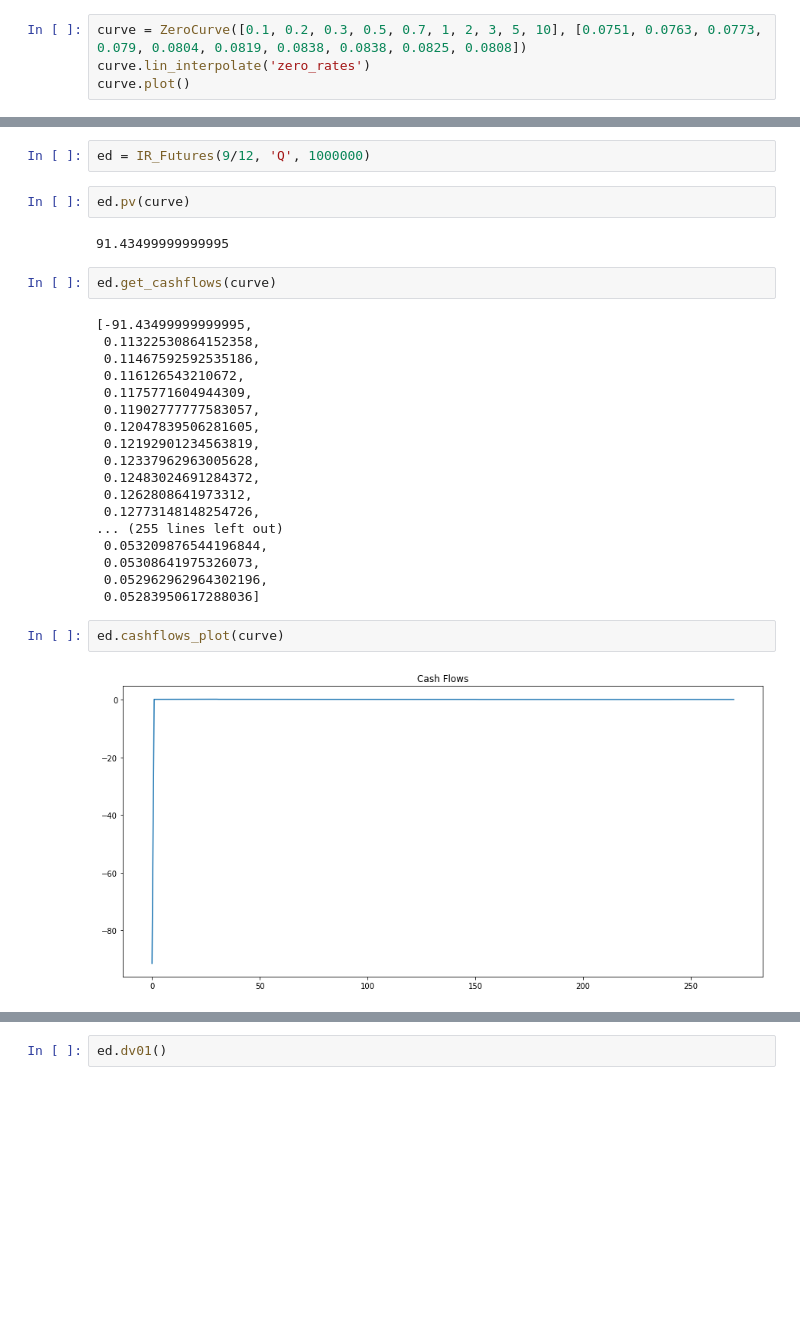
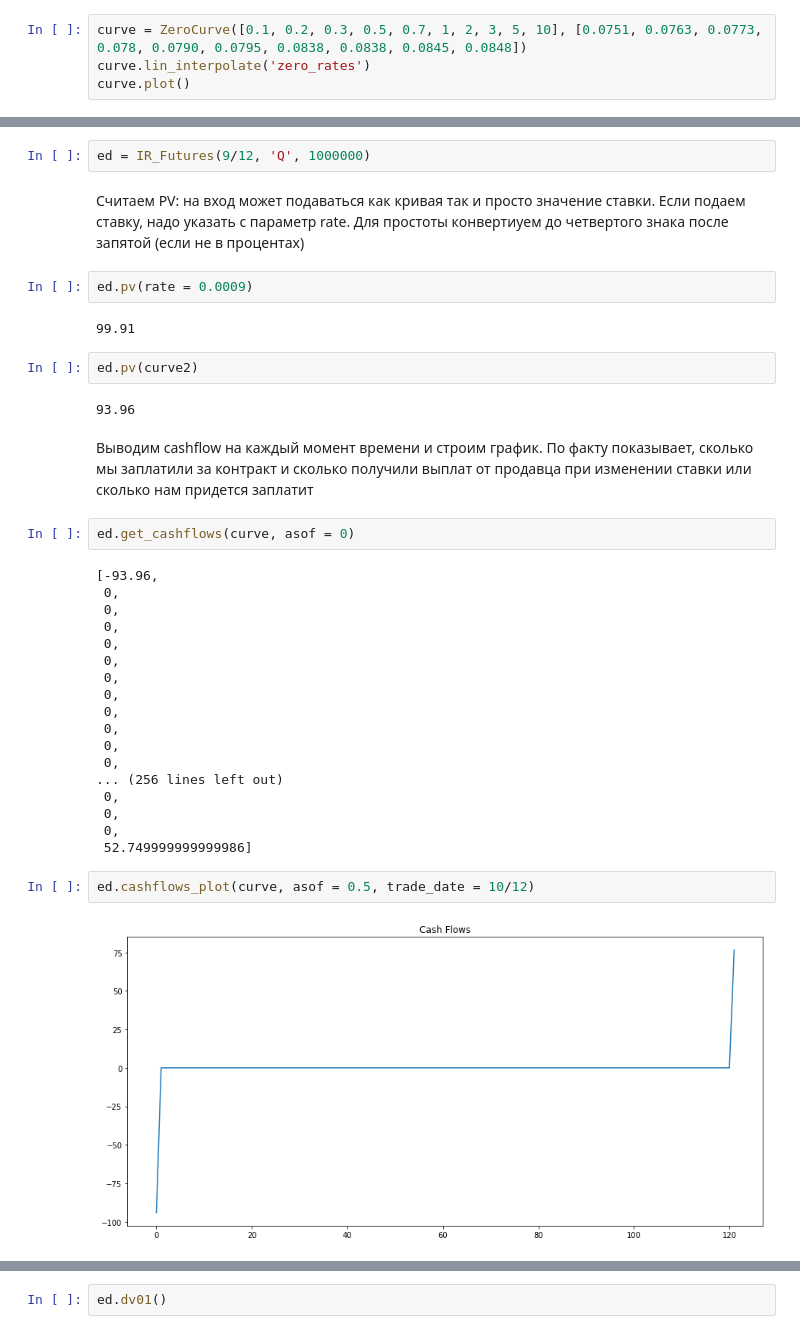
Before and after one commit to borischen95/cmf_rateslib, a Jupyter notebook: notebooks/Products/Chenkuraev.ipynb, the cells around one changed output, grey strips where cells are left out. Saved outputs shown, nothing was run; the diff lists cells and outputs as text; blank space fills up the shorter version.

```diff
--- a/notebooks/Products/Chenkuraev.ipynb
+++ b/notebooks/Products/Chenkuraev.ipynb
@@ -15,5 +28,5 @@ from cmf_rateslib.products.ir_futures import IR_Futures
 # %%
-curve = ZeroCurve([0.1, 0.2, 0.3, 0.5, 0.7, 1, 2, 3, 5, 10], [0.0751, 0.0763, 0.0773, 0.079, 0.0804, 0.0819, 0.0838, 0.0838, 0.0825, 0.0808])
+curve = ZeroCurve([0.1, 0.2, 0.3, 0.5, 0.7, 1, 2, 3, 5, 10], [0.0751, 0.0763, 0.0773, 0.078, 0.0790, 0.0795, 0.0838, 0.0838, 0.0845, 0.0848])
 curve.lin_interpolate('zero_rates')
 curve.plot()
 # %% [output]
@@ -21,30 +37,38 @@ curve.plot()
 # %%
 ed = IR_Futures(9/12, 'Q', 1000000)
+# %% [markdown]
+Считаем PV: на вход может подаваться как кривая так и просто значение ставки. Если подаем ставку, надо указать с параметр rate. Для простоты конвертиуем до четвертого знака после запятой (если не в процентах)
+# %%
+ed.pv(rate = 0.0009)
+# %% [output]
+99.91
 # %%
-ed.pv(curve)
+ed.pv(curve2)
 # %% [output]
-91.43499999999995
+93.96
+# %% [markdown]
+Выводим cashflow на каждый момент времени и строим график. По факту показывает, сколько мы заплатили за контракт и сколько получили выплат от продавца при изменении ставки или сколько нам придется заплатит
 # %%
-ed.get_cashflows(curve)
+ed.get_cashflows(curve, asof = 0)
 # %% [output]
-[-91.43499999999995,
- 0.11322530864152358,
- 0.11467592592535186,
- 0.116126543210672,
- 0.1175771604944309,
- 0.11902777777583057,
- 0.12047839506281605,
- 0.12192901234563819,
- 0.12337962963005628,
- 0.12483024691284372,
- 0.1262808641973312,
- 0.12773148148254726,
-... (255 lines left out)
- 0.053209876544196844,
- 0.05308641975326073,
- 0.052962962964302196,
- 0.05283950617288036]
+[-93.96,
+ 0,
+ 0,
+ 0,
+ 0,
+ 0,
+ 0,
+ 0,
+ 0,
+ 0,
+ 0,
+ 0,
+... (256 lines left out)
+ 0,
+ 0,
+ 0,
+ 52.749999999999986]
 # %%
-ed.cashflows_plot(curve)
+ed.cashflows_plot(curve, asof = 0.5, trade_date = 10/12)
 # %% [output]
-[figure, old version]
+[figure, new version]
```
Also changed, not shown: parts of 9 cells of this notebook, 1 other file.
